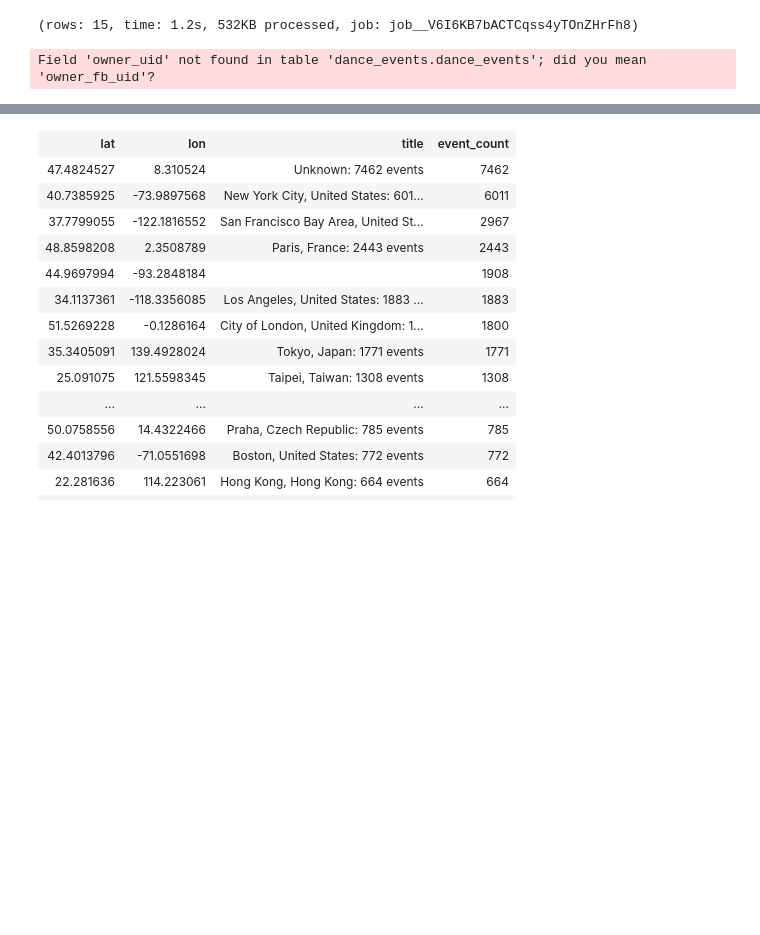
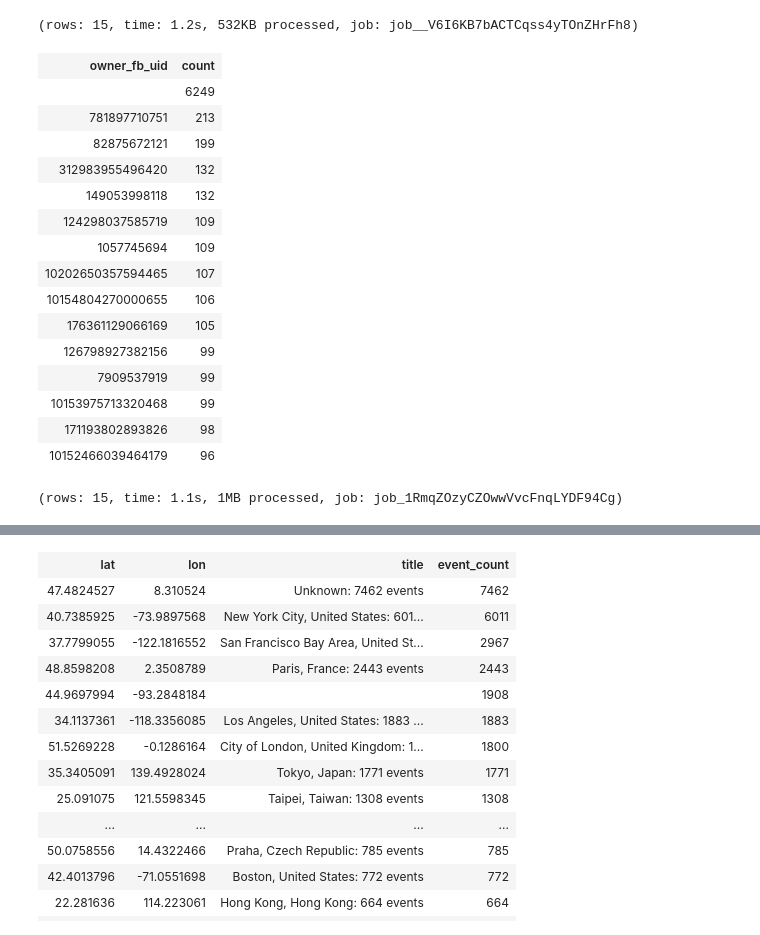
Before and after one commit to mikelambert/DanceDeets, a Jupyter notebook: Untitled Notebook.ipynb, the cells around one changed output, grey strips where cells are left out. Saved outputs shown, nothing was run; the diff lists cells and outputs as text; code cells hidden in the pictures; blank space fills up the shorter version.

```diff
--- a/Untitled Notebook.ipynb
+++ b/Untitled Notebook.ipynb
@@ -95,9 +95,25 @@ SELECT creating_fb_uid, COUNT(*) as count FROM dance_events.dance_events group b
 # %%
 %%bigquery execute
 // Top Event Submittors
-SELECT owner_fb_uid, COUNT(*) as count FROM dance_events.dance_events group by owner_uid order by count DESC LIMIT 15;
+SELECT owner_fb_uid, COUNT(*) as count FROM dance_events.dance_events group by owner_fb_uid order by count DESC LIMIT 15;
 # %% [output]
+| owner_fb_uid | count |
+|  | 6249 |
+| 781897710751 | 213 |
+| 82875672121 | 199 |
+| 312983955496420 | 132 |
+| 149053998118 | 132 |
+| 124298037585719 | 109 |
+| 1057745694 | 109 |
+| 10202650357594465 | 107 |
+| 10154804270000655 | 106 |
+| 176361129066169 | 105 |
+| 126798927382156 | 99 |
+| 7909537919 | 99 |
+| 10153975713320468 | 99 |
+| 171193802893826 | 98 |
+| 10152466039464179 | 96 |
-Field 'owner_uid' not found in table 'dance_events.dance_events'; did you mean 'owner_fb_uid'?
+(rows: 15, time: 1.1s, 1MB processed, job: job_1RmqZOzyCZOwwVvcFnqLYDF94Cg)
 # %%
 %%sql --module geo
 
```
